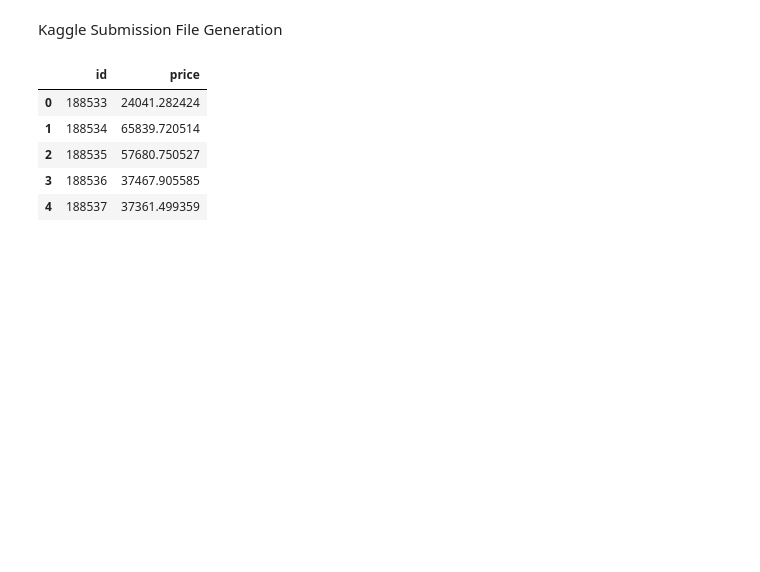
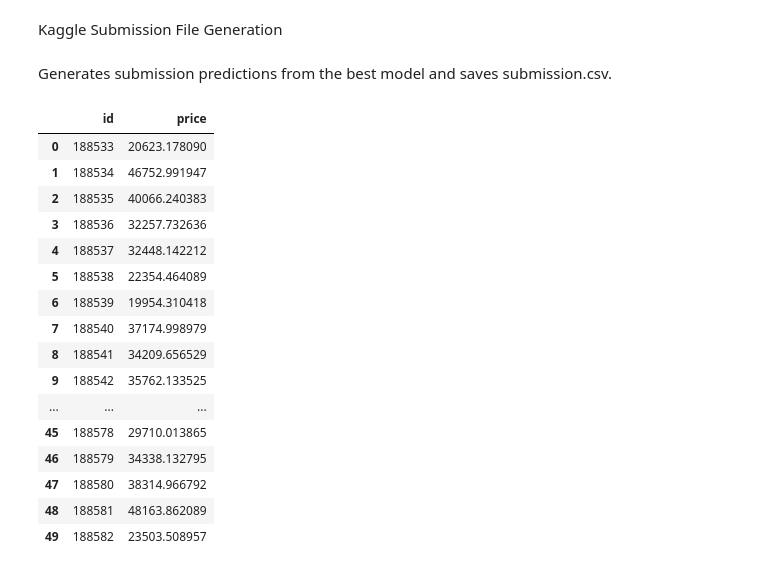
Before and after one commit to Whizfarsh/Used_car_price_prediction_ML_training_subproject_1, a Jupyter notebook: Subproject_1_a91647.ipynb, the cells around one changed output. Saved outputs shown, nothing was run; the diff lists cells and outputs as text; code cells hidden in the pictures; blank space fills up the shorter version.

Commit message:
new result

```diff
--- a/Subproject_1_a91647.ipynb
+++ b/Subproject_1_a91647.ipynb
@@ -353,4 +270,4 @@ To do this, i will be making use of the get_dummies method that implements OneHo
 df_train_encoded = pd.get_dummies(df_train, drop_first=True)
 
 df_test_encoded = pd.get_dummies(df_test, drop_first=True)
-df_test_encoded = df_test_encoded.reindex(columns=df_train_encoded.columns, fill_value=0)
+df_test_encoded = df_test_encoded.reindex(columns=df_train_encoded.drop(['price'], axis=1).columns, fill_value=0)
@@ -465,0 +383,4 @@ df_train_scaled['price'] =y
+# %%
+delta = 1
+X, y = getXy(df_train_encoded)
+y_log = np.log(y+delta)
@@ -578,46 +536,45 @@ results_df
 # %% [markdown]
 Kaggle Submission File Generation
+# %% [markdown]
+Generates submission predictions from the best model and saves submission.csv.
 # %%
-# Get the name of the best model
-best_model_name = results_df.iloc[0]['model']
+best_model_name = results_df.iloc[3]['model']
 
-# Retrieve the best estimator (pipeline) for that model
+# Retrieve the best estimator
 best = best_models[best_model_name]
 
-# Re-initialize and fit standard_Scaler correctly on the training features (X)
-# This addresses the issue of standard_Scaler being incorrectly refitted earlier
-from sklearn.preprocessing import StandardScaler
-standard_Scaler = StandardScaler().fit(X)
+# Make predictions on the test set
+predictions_log = best.predict(df_test_encoded)
 
-# Preprocess the test set to match the training data format
-# 1. One-hot encode the test data, consistent with how X was created
-df_test_processed = pd.get_dummies(df_test, drop_first=True)
-
-# 2. Align columns of test set with training set features (X.columns)
-# X was defined as df_train_encoded.drop(['price'], axis=1)
-df_test_processed = df_test_processed.reindex(columns=X.columns, fill_value=0)
-
-# 3. Scale the processed test data using the *correctly fitted* standard_Scaler
-df_test_final = standard_Scaler.transform(df_test_processed)
-
-# Make predictions on the preprocessed and scaled test set
-predictions = best.predict(df_test_final)
+# Inverse transform the predictions back to the original scale
+predictions = np.exp(predictions_log) - delta
 
 # Create the submission DataFrame
 submission_df = pd.DataFrame({'id': df_test['id'], 'price': predictions})
 
 # Ensure prices are non-negative, as car prices cannot be negative
 submission_df['price'] = submission_df['price'].apply(lambda x: max(0, x))
 
 # Display the first few rows of the submission file
-display(submission_df.head())
+display(submission_df.head(50))
 
 # Save to CSV for Kaggle submission
 submission_df.to_csv('submission.csv', index=False)
 # %% [output]
 |  | id | price |
-| 0 | 188533 | 24041.282424 |
-| 1 | 188534 | 65839.720514 |
-| 2 | 188535 | 57680.750527 |
-| 3 | 188536 | 37467.905585 |
-| 4 | 188537 | 37361.499359 |
+| 0 | 188533 | 20623.178090 |
+| 1 | 188534 | 46752.991947 |
+| 2 | 188535 | 40066.240383 |
+| 3 | 188536 | 32257.732636 |
+| 4 | 188537 | 32448.142212 |
+| 5 | 188538 | 22354.464089 |
+| 6 | 188539 | 19954.310418 |
+| 7 | 188540 | 37174.998979 |
+| 8 | 188541 | 34209.656529 |
+| 9 | 188542 | 35762.133525 |
+| ... | ... | ... |
+| 45 | 188578 | 29710.013865 |
+| 46 | 188579 | 34338.132795 |
+| 47 | 188580 | 38314.966792 |
+| 48 | 188581 | 48163.862089 |
+| 49 | 188582 | 23503.508957 |
```
Also changed, not shown: parts of 68 cells of this notebook.
